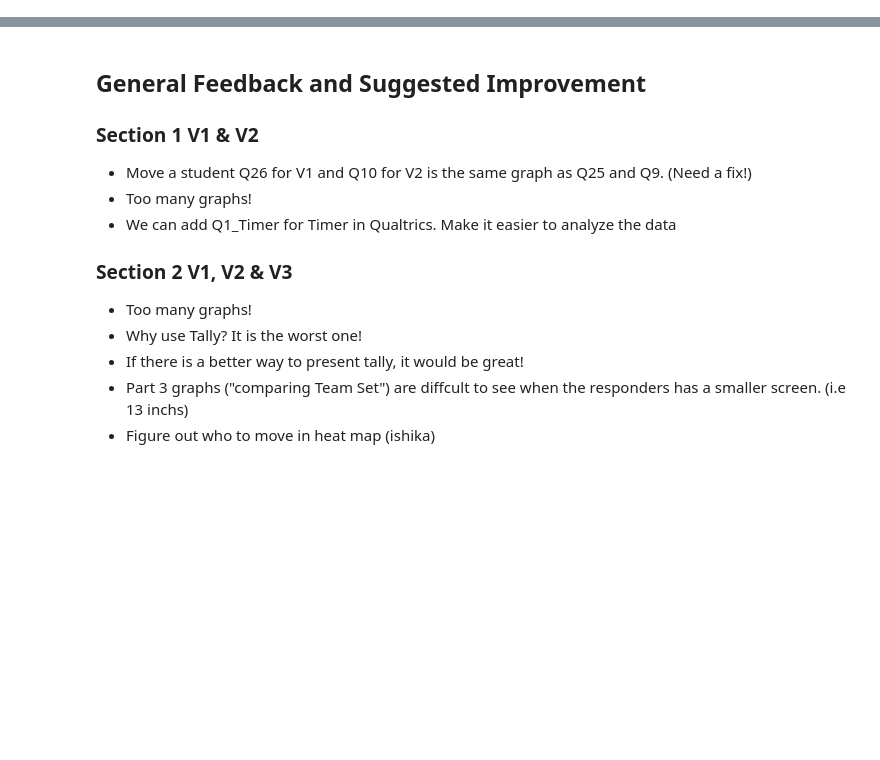
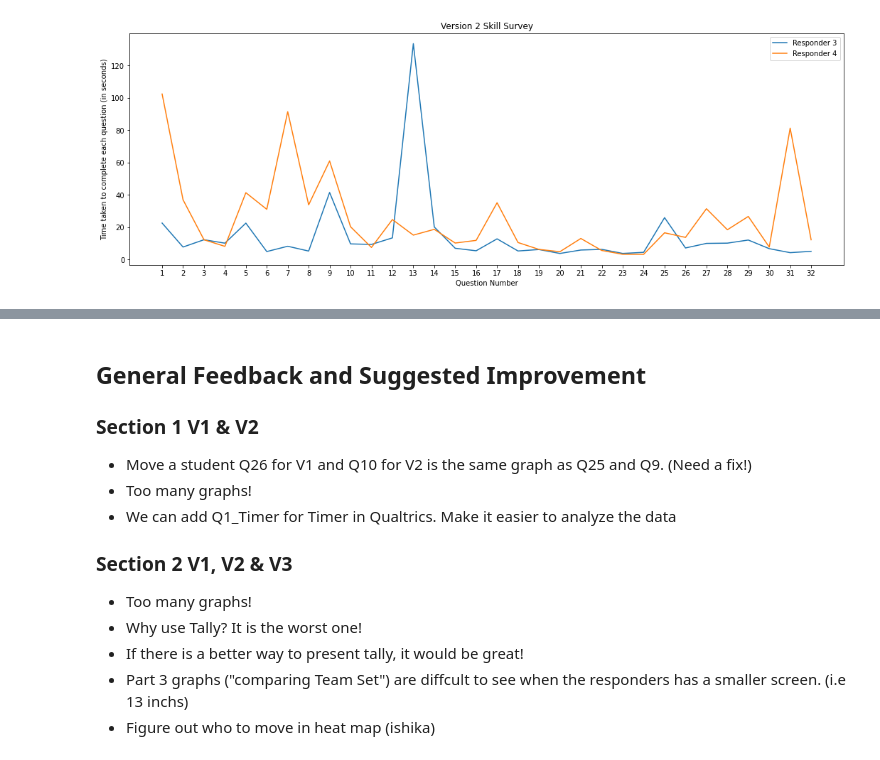
Before and after one commit to ketphan02/DATA-448, a Jupyter notebook: notebooks/reportSection1.ipynb, the cells around one changed output, grey strips where cells are left out. Cells and saved outputs as stored; diff of their text form; code cells hidden in the pictures; blank space fills up the shorter version.

```diff
--- a/notebooks/reportSection1.ipynb
+++ b/notebooks/reportSection1.ipynb
@@ -275,0 +194,4 @@ Counterbalancing is added to adjust the fairness but it would interesting to see
+# %%
+sc.time_display(df1, 'Version 2 Skill Survey', 3, 4)
+# %% [output]
+[figure, added]
```
Also changed, not shown: parts of 53 cells of this notebook, 1 other file.
